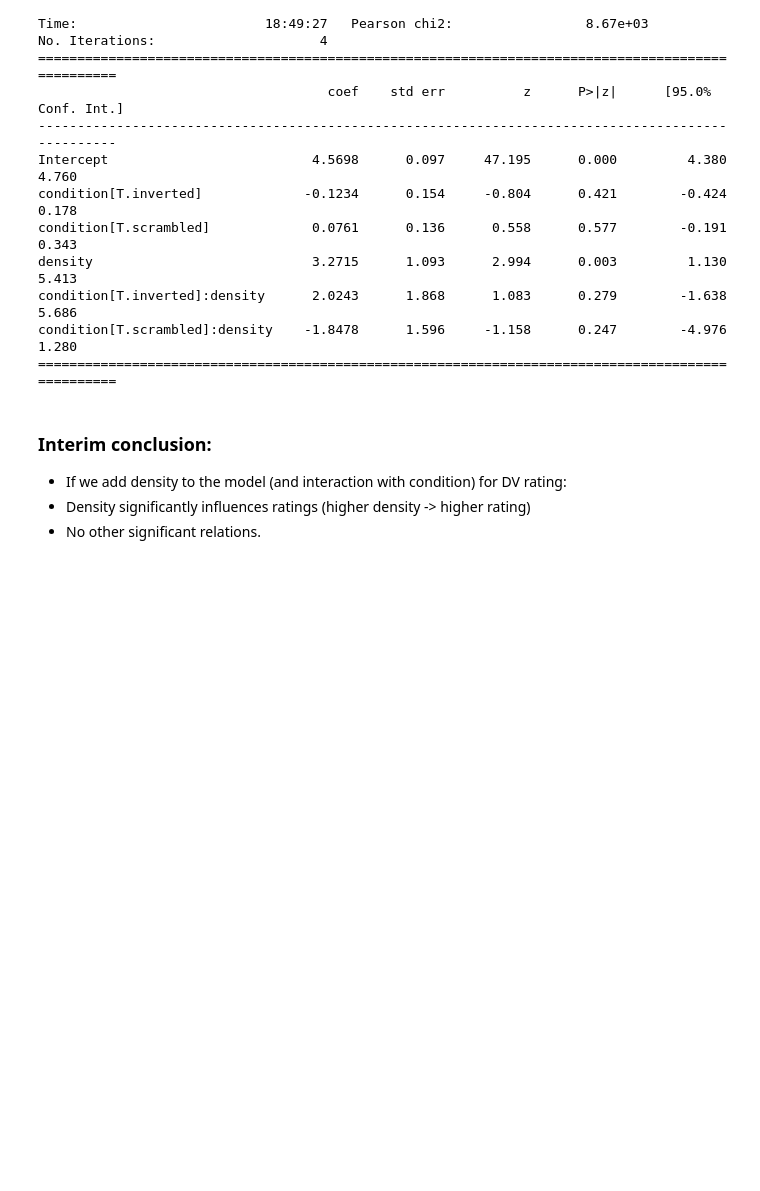
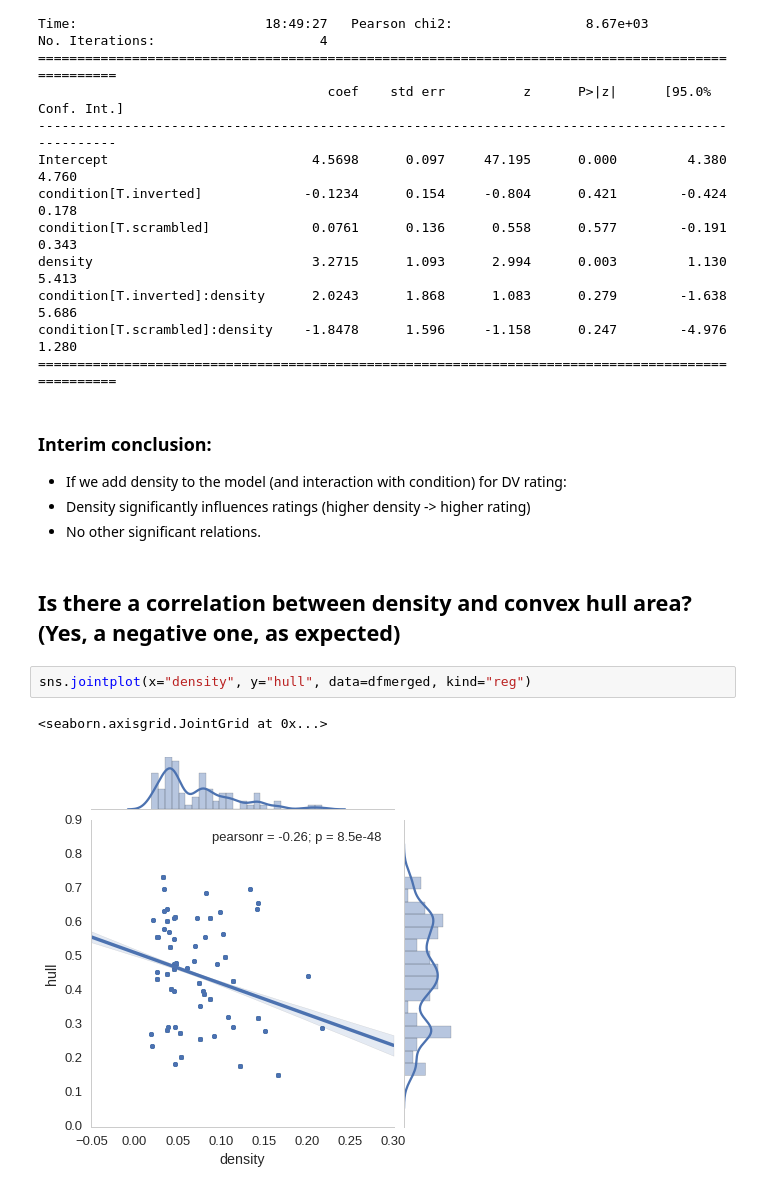
Before and after one commit to hoenir/GestaltAppreciation, a Jupyter notebook: analysis/AppreciationNumerosity.ipynb, the cells around one changed output. Saved outputs shown, nothing was run; the diff lists cells and outputs as text; blank space fills up the shorter version.

Commit message:
analysis: added correlation plot density-hull

```diff
--- a/analysis/AppreciationNumerosity.ipynb
+++ b/analysis/AppreciationNumerosity.ipynb
@@ -570,3 +570,10 @@ condition[T.scrambled]:density    -1.8478      1.596     -1.158      0.247
 * If we add density to the model (and interaction with condition) for DV rating:
 * Density significantly influences ratings (higher density -> higher rating)
 * No other significant relations.
+# %% [markdown]
+## Is there a correlation between density and convex hull area? (Yes, a negative one, as expected)
+# %%
+sns.jointplot(x="density", y="hull", data=dfmerged, kind="reg")
+# %% [output]
+<seaborn.axisgrid.JointGrid at 0x...>
+[figure, added]
```
Also changed, not shown: parts of 1 cell of this notebook.
